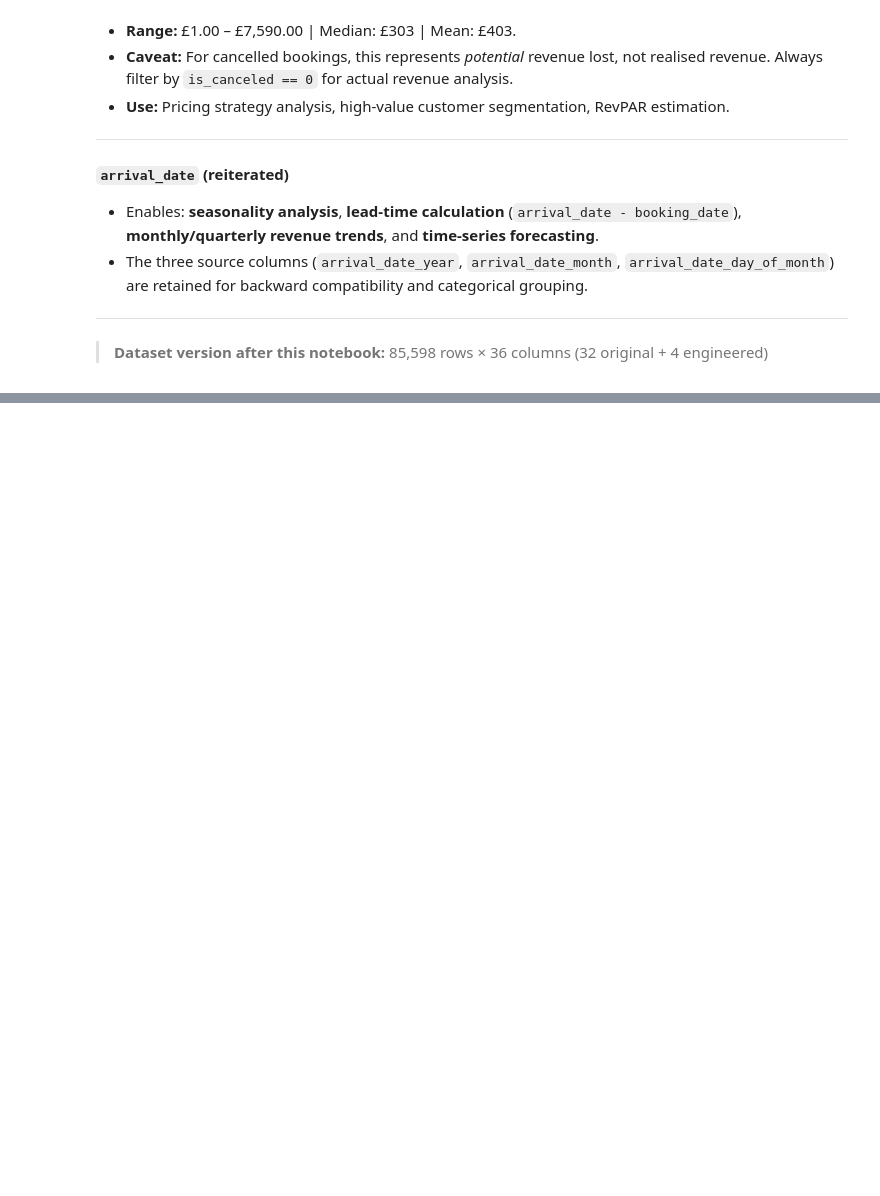
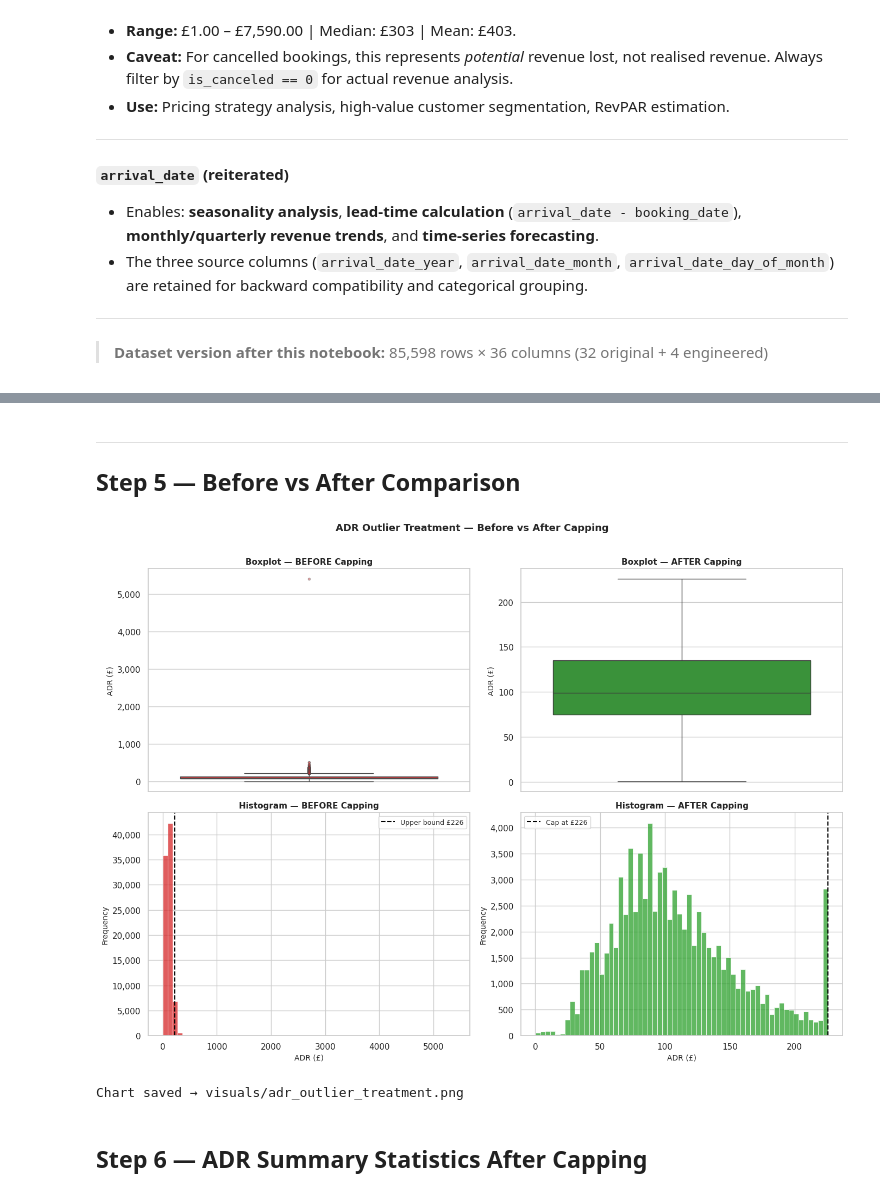
Before and after one commit to Sneha140202/hotel-booking-analysis, a Jupyter notebook: notebooks/02_data_cleaning.ipynb, the cells around one changed output, grey strips where cells are left out. Saved outputs shown, nothing was run; the diff lists cells and outputs as text; code cells hidden in the pictures; blank space fills up the shorter version.

```diff
--- a/notebooks/02_data_cleaning.ipynb
+++ b/notebooks/02_data_cleaning.ipynb
@@ -618,0 +759,15 @@ revenue_per_booking = adr × total_nights
+# %%
+adr_before = df["adr"].copy()
+
+# Apply capping — values above upper_bound are set to upper_bound
+df["adr"] = df["adr"].clip(upper=upper_bound)
+
+n_capped = (adr_before > upper_bound).sum()
+print(f"  Rows capped            : {n_capped:,}")
+print(f"  ADR max (before)       : £{adr_before.max():,.2f}")
+print(f"  ADR max (after)        : £{df['adr'].max():,.2f}")
+print(f"  ADR mean (before)      : £{adr_before.mean():.2f}")
+print(f"  ADR mean (after)       : £{df['adr'].mean():.2f}")
+print(f"  ADR median (unchanged) : £{df['adr'].median():.2f}")
+print()
+print(f"  ✅ No rows deleted — shape remains {df.shape[0]:,} × {df.shape[1]}")
@@ -618,0 +783,64 @@ revenue_per_booking = adr × total_nights
+# %% [markdown]
+---
+## Step 5 — Before vs After Comparison
+# %%
+fig, axes = plt.subplots(2, 2, figsize=(14, 10))
+fig.suptitle("ADR Outlier Treatment — Before vs After Capping",
+             fontsize=13, fontweight="bold", y=1.01)
+
+colors = {"before": "#d62728", "after": "#2ca02c"}
+
+# ── Row 1: Boxplots ──────────────────────────────────────────────────────────
+sns.boxplot(y=adr_before, ax=axes[0, 0], color=colors["before"],
+            flierprops=dict(marker="o", markersize=3,
+                            markerfacecolor=colors["before"], alpha=0.4))
+axes[0, 0].set_title("Boxplot — BEFORE Capping", fontsize=11, fontweight="bold")
+axes[0, 0].set_ylabel("ADR (£)", fontsize=10)
+axes[0, 0].yaxis.set_major_formatter(
+    mtick.FuncFormatter(lambda x, _: f"£{x:,.0f}"))
+
+sns.boxplot(y=df["adr"], ax=axes[0, 1], color=colors["after"],
+            flierprops=dict(marker="o", markersize=3,
+                            markerfacecolor=colors["after"], alpha=0.4))
+axes[0, 1].set_title("Boxplot — AFTER Capping", fontsize=11, fontweight="bold")
+axes[0, 1].set_ylabel("ADR (£)", fontsize=10)
+axes[0, 1].yaxis.set_major_formatter(
+    mtick.FuncFormatter(lambda x, _: f"£{x:,.0f}"))
+
+# ── Row 2: Histograms ────────────────────────────────────────────────────────
+sns.histplot(adr_before, bins=60, ax=axes[1, 0],
+             color=colors["before"], edgecolor="white")
+axes[1, 0].axvline(upper_bound, color="black", linestyle="--",
+                   linewidth=1.5, label=f"Upper bound £{upper_bound:.0f}")
+axes[1, 0].set_title("Histogram — BEFORE Capping", fontsize=11, fontweight="bold")
+axes[1, 0].set_xlabel("ADR (£)", fontsize=10)
+axes[1, 0].set_ylabel("Frequency", fontsize=10)
+axes[1, 0].legend(fontsize=9)
+axes[1, 0].yaxis.set_major_formatter(
+    mtick.FuncFormatter(lambda x, _: f"{int(x):,}"))
+
+sns.histplot(df["adr"], bins=60, ax=axes[1, 1],
+             color=colors["after"], edgecolor="white")
+axes[1, 1].axvline(upper_bound, color="black", linestyle="--",
+                   linewidth=1.5, label=f"Cap at £{upper_bound:.0f}")
+axes[1, 1].set_title("Histogram — AFTER Capping", fontsize=11, fontweight="bold")
+axes[1, 1].set_xlabel("ADR (£)", fontsize=10)
+axes[1, 1].set_ylabel("Frequency", fontsize=10)
+axes[1, 1].legend(fontsize=9)
+axes[1, 1].yaxis.set_major_formatter(
+    mtick.FuncFormatter(lambda x, _: f"{int(x):,}"))
+
+# Shared annotation
+for ax in axes.flat:
+    ax.yaxis.set_major_formatter(mtick.FuncFormatter(lambda x, _: f"{int(x):,}"))
+
+plt.tight_layout()
+plt.savefig("../visuals/adr_outlier_treatment.png",
+            dpi=150, bbox_inches="tight", facecolor="white")
+plt.show()
+print("Chart saved → visuals/adr_outlier_treatment.png")
+# %% [output]
+[figure, added]
+Chart saved → visuals/adr_outlier_treatment.png
+# %% [markdown]
+## Step 6 — ADR Summary Statistics After Capping
```
Also changed, not shown: parts of 14 cells of this notebook, 1 other file.
